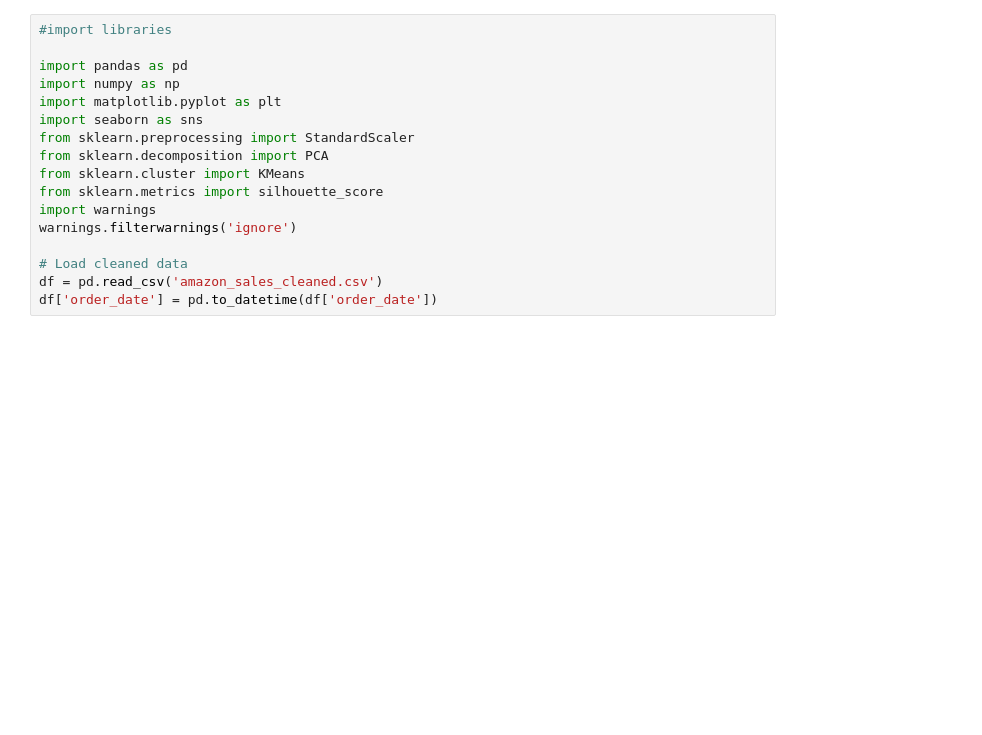
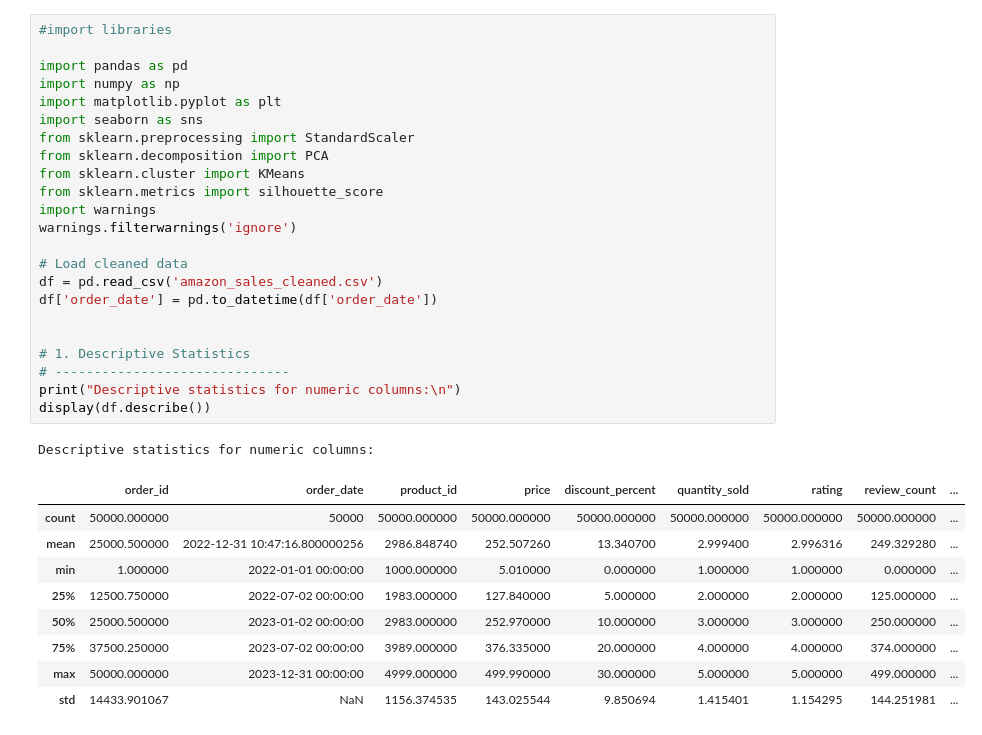
Before and after one commit to Autumnchild34/AmazeTrends, a Jupyter notebook: notebook/02_Exploratory_Data_Analysis.ipynb, the cells around one changed output. Cells and saved outputs as stored; diff of their text form; blank space fills up the shorter version.

```diff
--- a/notebook/02_Exploratory_Data_Analysis.ipynb
+++ b/notebook/02_Exploratory_Data_Analysis.ipynb
@@ -1,17 +1,34 @@
 # %%
 #import libraries
 
 import pandas as pd
 import numpy as np
 import matplotlib.pyplot as plt
 import seaborn as sns
 from sklearn.preprocessing import StandardScaler
 from sklearn.decomposition import PCA
 from sklearn.cluster import KMeans
 from sklearn.metrics import silhouette_score
 import warnings
 warnings.filterwarnings('ignore')
 
 # Load cleaned data
 df = pd.read_csv('amazon_sales_cleaned.csv')
 df['order_date'] = pd.to_datetime(df['order_date'])
+
+
+# 1. Descriptive Statistics
+# ------------------------------
+print("Descriptive statistics for numeric columns:\n")
+display(df.describe())
+# %% [output]
+Descriptive statistics for numeric columns:
+|  | order_id | order_date | product_id | price | discount_percent | quantity_sold | rating | review_count | ... |
+| count | 50000.000000 | 50000 | 50000.000000 | 50000.000000 | 50000.000000 | 50000.000000 | 50000.000000 | 50000.000000 | ... |
+| mean | 25000.500000 | 2022-12-31 10:47:16.800000256 | 2986.848740 | 252.507260 | 13.340700 | 2.999400 | 2.996316 | 249.329280 | ... |
+| min | 1.000000 | 2022-01-01 00:00:00 | 1000.000000 | 5.010000 | 0.000000 | 1.000000 | 1.000000 | 0.000000 | ... |
+| 25% | 12500.750000 | 2022-07-02 00:00:00 | 1983.000000 | 127.840000 | 5.000000 | 2.000000 | 2.000000 | 125.000000 | ... |
+| 50% | 25000.500000 | 2023-01-02 00:00:00 | 2983.000000 | 252.970000 | 10.000000 | 3.000000 | 3.000000 | 250.000000 | ... |
+| 75% | 37500.250000 | 2023-07-02 00:00:00 | 3989.000000 | 376.335000 | 20.000000 | 4.000000 | 4.000000 | 374.000000 | ... |
+| max | 50000.000000 | 2023-12-31 00:00:00 | 4999.000000 | 499.990000 | 30.000000 | 5.000000 | 5.000000 | 499.000000 | ... |
+| std | 14433.901067 | NaN | 1156.374535 | 143.025544 | 9.850694 | 1.415401 | 1.154295 | 144.251981 | ... |
```
Also changed, not shown: parts of 1 cell of this notebook, 1 other file.
